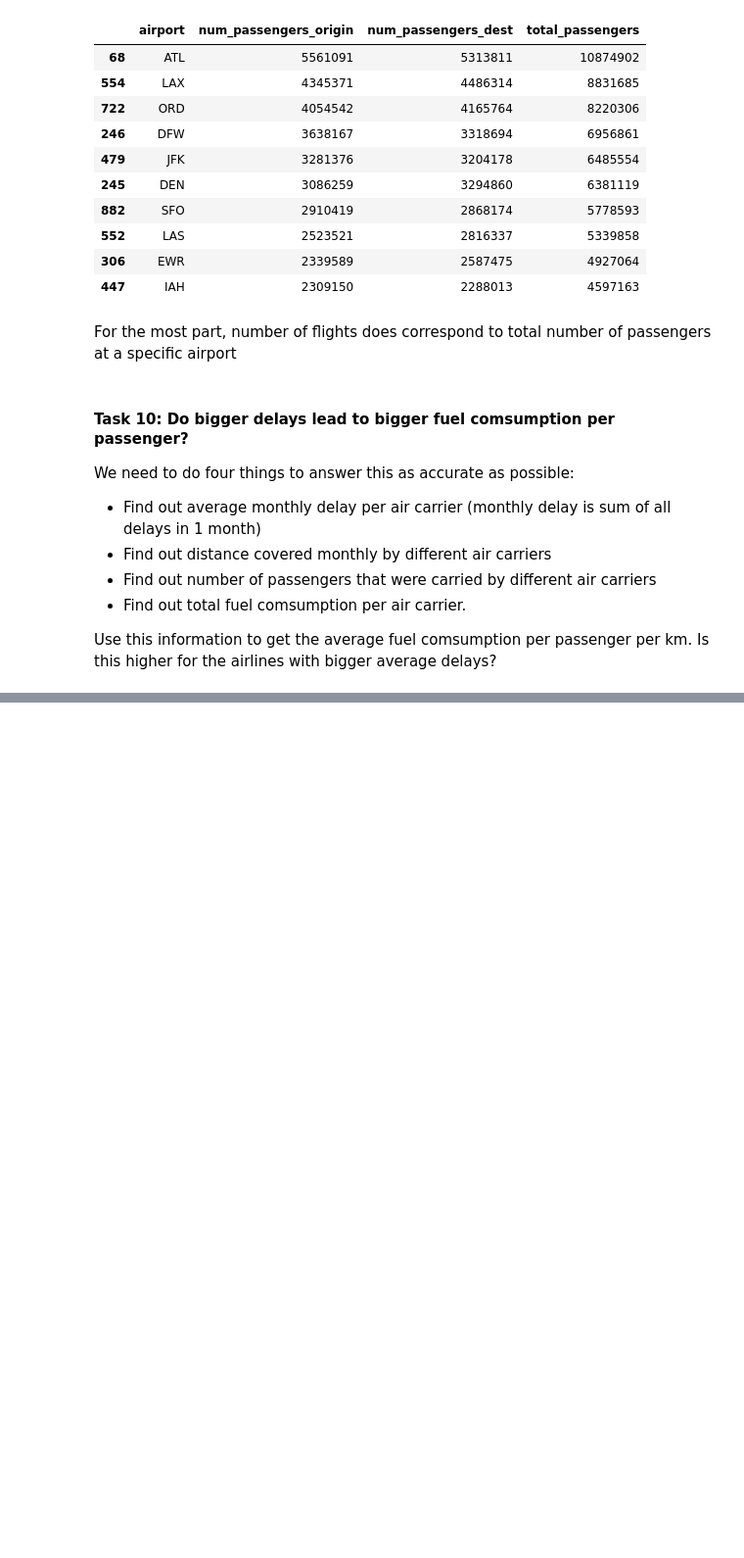
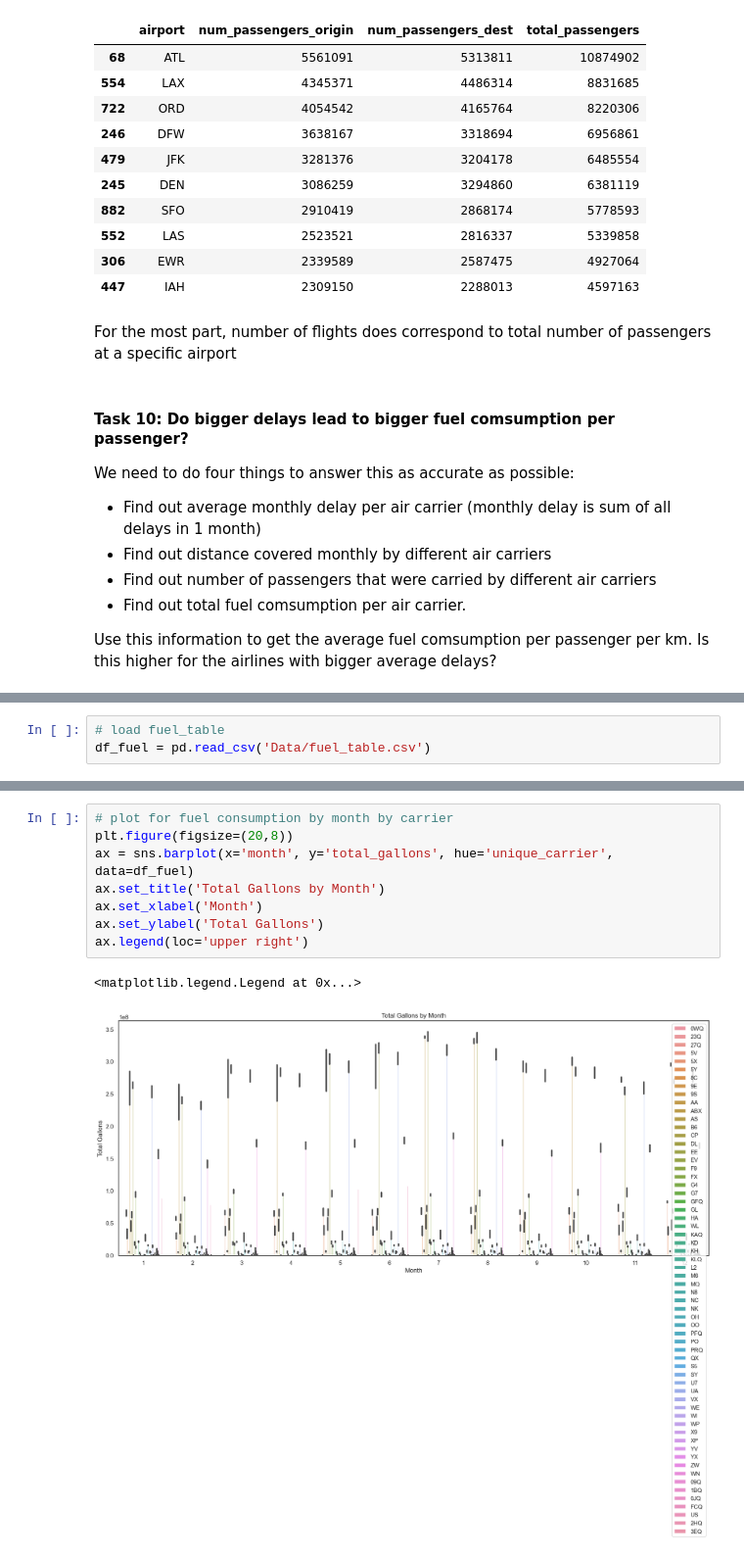
Before and after one commit to hhlim376/Flight_Project, a Jupyter notebook: exploratory_analysisV1.ipynb, the cells around one changed output, grey strips where cells are left out. Shown at 98% size. Drawn from its saved outputs; the diff is of its cells as text; blank space fills up the shorter version.

```diff
--- a/exploratory_analysisV1.ipynb
+++ b/exploratory_analysisV1.ipynb
@@ -633,0 +734,3 @@ Use this information to get the average fuel comsumption per passenger per km. I
+# %%
+# load fuel_table
+df_fuel = pd.read_csv('Data/fuel_table.csv')
@@ -633,0 +747,11 @@ Use this information to get the average fuel comsumption per passenger per km. I
+# %%
+# plot for fuel consumption by month by carrier
+plt.figure(figsize=(20,8))
+ax = sns.barplot(x='month', y='total_gallons', hue='unique_carrier', data=df_fuel)
+ax.set_title('Total Gallons by Month')
+ax.set_xlabel('Month')
+ax.set_ylabel('Total Gallons')
+ax.legend(loc='upper right')
+# %% [output]
+<matplotlib.legend.Legend at 0x...>
+[figure, added]
```
Also changed, not shown: parts of 15 cells of this notebook.
